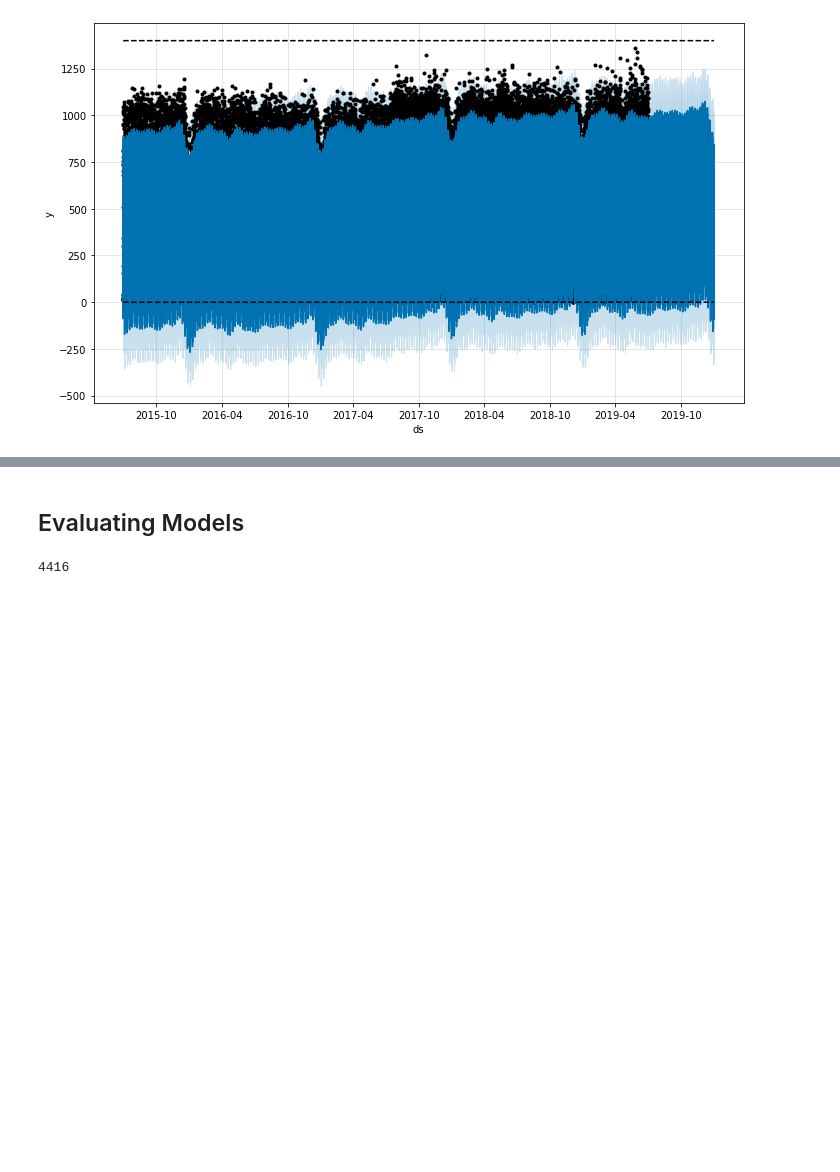
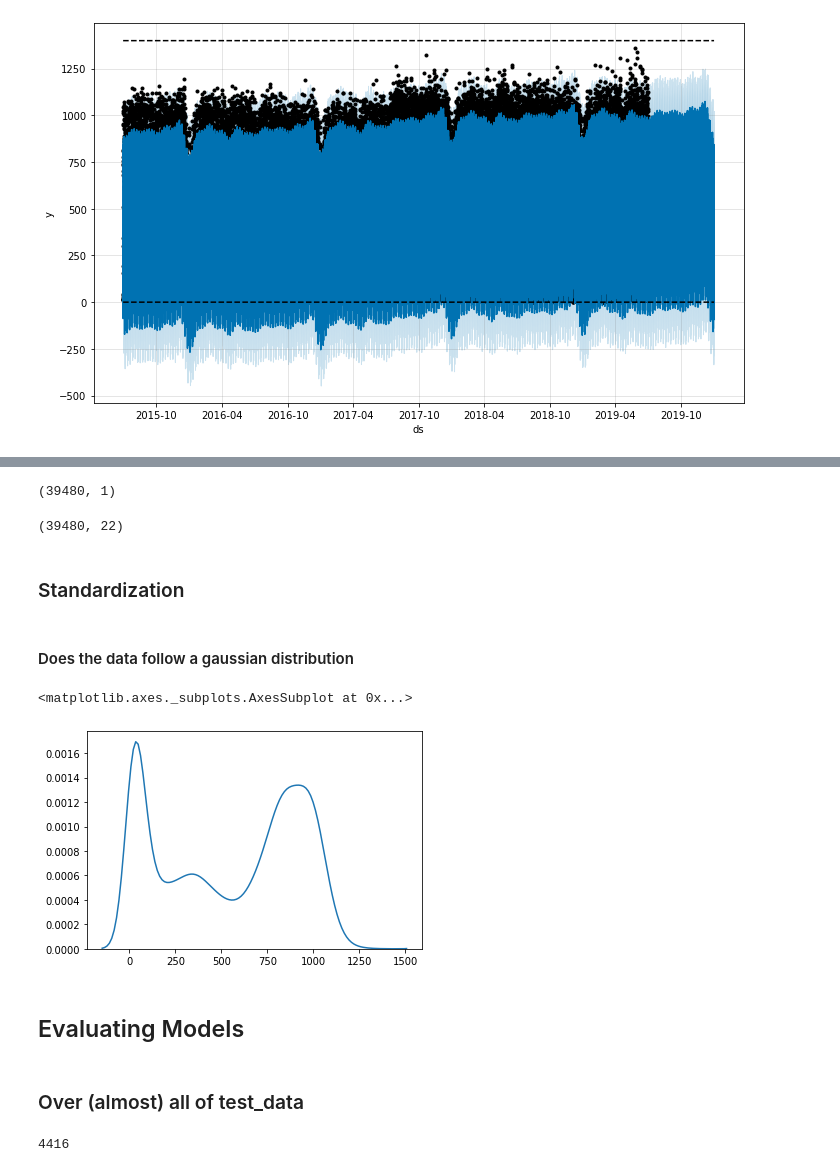
Before and after one commit to trevohearn/TrafficFlowData, a Jupyter notebook: second_analysis_fbprophet.ipynb, the cells around one changed output, grey strips where cells are left out. Saved outputs shown, nothing was run; the diff lists cells and outputs as text; code cells hidden in the pictures; blank space fills up the shorter version.

```diff
--- a/second_analysis_fbprophet.ipynb
+++ b/second_analysis_fbprophet.ipynb
@@ -333,0 +337,2 @@ fig3 = prophetfmodel3.plot(forecast3)
+# %%
+hourly_values = train_df_days['y'].values
@@ -333,0 +491,4 @@ fig3 = prophetfmodel3.plot(forecast3)
+# %%
+forecast5_rescaled_predictions.shape
+# %% [output]
+(39480, 1)
@@ -333,0 +497,4 @@ fig3 = prophetfmodel3.plot(forecast3)
+# %%
+forecast5_reshaped.shape
+# %% [output]
+(39480, 22)
@@ -334,2 +503,15 @@ fig3 = prophetfmodel3.plot(forecast3)
+# %% [markdown]
+### Standardization
+# %% [markdown]
+#### Does the data follow a gaussian distribution
+# %%
+# sort data, then plot
+sorted_num_of_cars = sorted(hourly_values)
+# %%
+# not really gaussian, so this won't work
+sns.kdeplot(sorted_num_of_cars)
+# %% [output]
+<matplotlib.axes._subplots.AxesSubplot at 0x...>
+[figure, added]
 # %% [markdown]
 ## Evaluating Models
@@ -338,3 +518,5 @@ fig3 = prophetfmodel3.plot(forecast3)
+# %% [markdown]
+### Over (almost) all of test_data
 # %%
 # model 1: incorrect time frequency (predicts hour when given 15 mins)
 # model 2: linear
```
Also changed, not shown: parts of 42 cells of this notebook.
